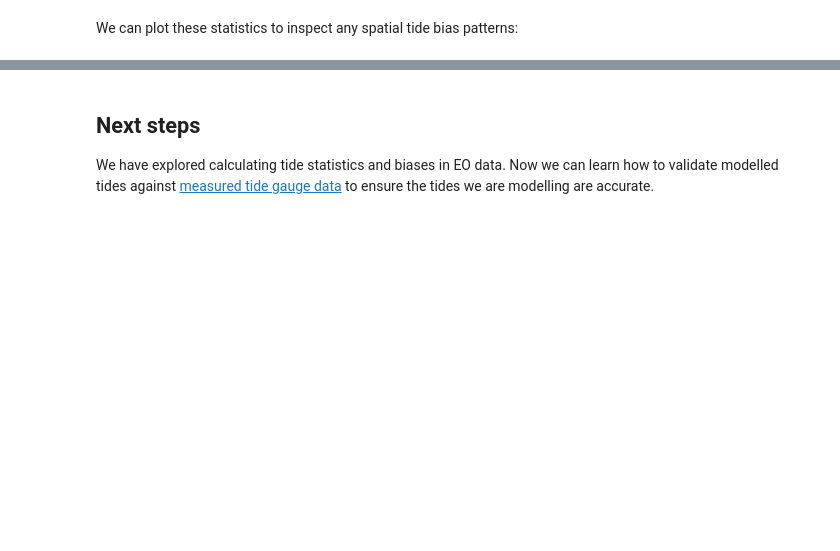
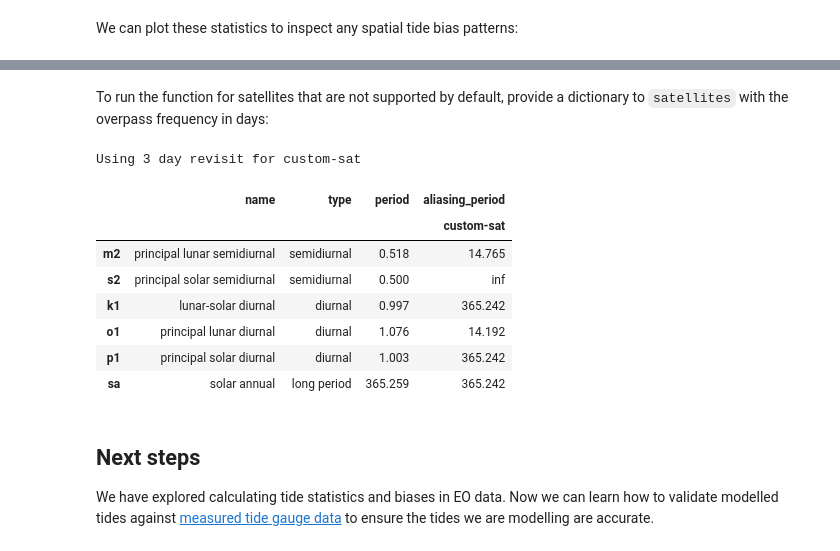
Before and after one commit to GeoscienceAustralia/eo-tides, a Jupyter notebook: docs/notebooks/Tide_statistics.ipynb, the cells around one changed output, grey strips where cells are left out. Drawn from its saved outputs; the diff is of its cells as text; code cells hidden in the pictures; blank space fills up the shorter version.

```diff
--- a/docs/notebooks/Tide_statistics.ipynb
+++ b/docs/notebooks/Tide_statistics.ipynb
@@ -440,3 +511,21 @@ plt.gca().set_title("High tide offset (%)");
+# %% [markdown]
+To run the function for satellites that are not supported by default, provide a dictionary to `satellites` with the overpass frequency in days:
+# %%
+tide_aliasing(
+    satellites={"custom-sat": 3},
+    c=["m2", "s2", "k1", "o1", "p1", "sa"],
+    style=False,
+)
+# %% [output]
+Using 3 day revisit for custom-sat
+|  | name | type | period | aliasing_period |
+|  |  |  |  | custom-sat |
+| m2 | principal lunar semidiurnal | semidiurnal | 0.518 | 14.765 |
+| s2 | principal solar semidiurnal | semidiurnal | 0.500 | inf |
+| k1 | lunar-solar diurnal | diurnal | 0.997 | 365.242 |
+| o1 | principal lunar diurnal | diurnal | 1.076 | 14.192 |
+| p1 | principal solar diurnal | diurnal | 1.003 | 365.242 |
+| sa | solar annual | long period | 365.259 | 365.242 |
 # %% [markdown]
 ## Next steps
 
```
Also changed, not shown: parts of 13 cells of this notebook, 1 other file.
